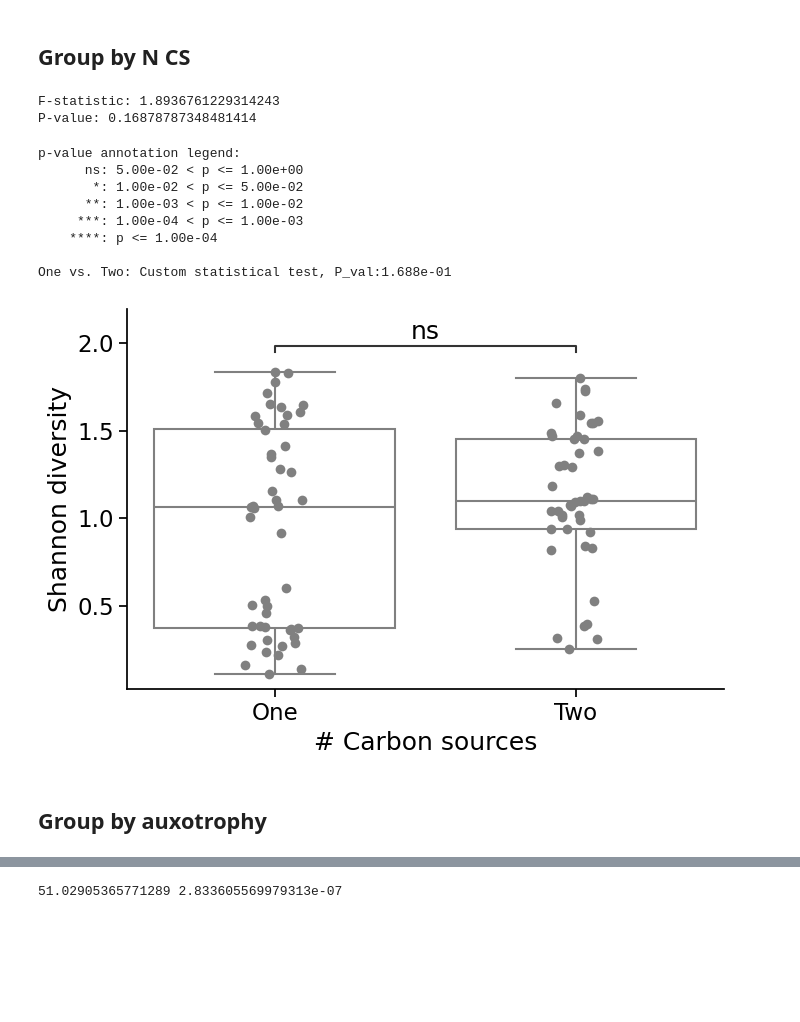
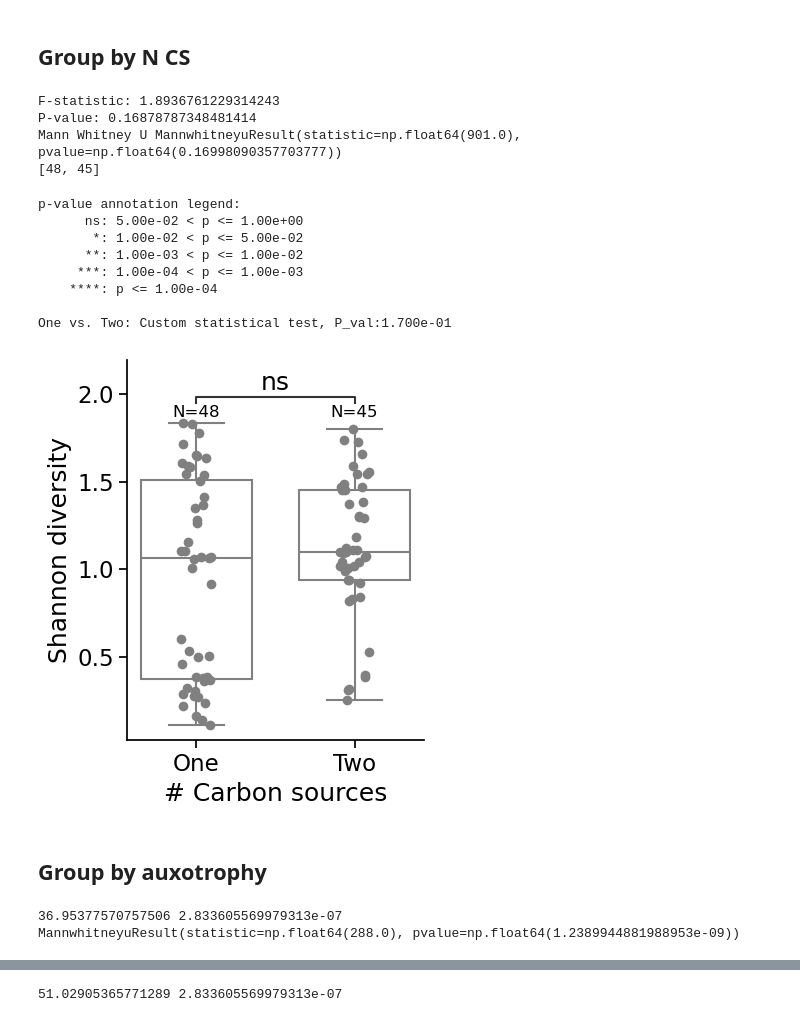
Before and after one commit to sulheim/coexistence, a Jupyter notebook: notebooks/2_assembly_1/2A_analyse_assembly_1.ipynb, the cells around one changed output, grey strips where cells are left out. Drawn from its saved outputs; the diff is of its cells as text; code cells hidden in the pictures; blank space fills up the shorter version.

```diff
--- a/notebooks/2_assembly_1/2A_analyse_assembly_1.ipynb
+++ b/notebooks/2_assembly_1/2A_analyse_assembly_1.ipynb
@@ -18,7 +18,7 @@ sns.set_context("notebook", font_scale=1.5)  # Adjust font_scale to increase fon
 repo_folder = Path("../..")
 
 gp_folder = repo_folder / 'data/1_growth_phenotyping'
-figure_folder = repo_folder / "Figures" / "1_growth_phenotyping"
+figure_folder = repo_folder / "Figures" / "2_community_assembly"
 
 data_folder = Path("../../data/2_first_community_assembly")
 file_to_open = data_folder / "cfus.csv"
@@ -52,7 +52,7 @@ cs_to_class = cs_class_df.set_index('Carbon source').to_dict()['Metabolite class
 def shannon(l):
     x_tot = np.sum(l)
     p = l/x_tot
-    return -np.sum([pi*np.log2(pi) for pi in p])
+    return -np.sum([pi*np.(pi) for pi in p])
 
 def simpson(l):
     x_tot = np.sum(l)
@@ -271,21 +272,30 @@ f_stat, p_value2 = kruskal(*groups)
 # Print the results
 print(f"F-statistic: {f_stat}")
 print(f"P-value: {p_value2}")
+
+
+# MAnn whitney
+f_stat, p_val_mwu = mannwhitneyu(*groups)
+print('Mann Whitney U', mannwhitneyu(*groups))
+print([len(g) for g in groups])
 # %% [output]
 F-statistic: 1.8936761229314243
 P-value: 0.16878787348481414
+Mann Whitney U MannwhitneyuResult(statistic=np.float64(901.0), pvalue=np.float64(0.16998090357703777))
+[48, 45]
 # %%
 ncs_name = {1: 'One', 2: 'Two'}
 shannon_df['# Carbon sources'] = shannon_df['N CS'].map(ncs_name)
 # %%
-fig, ax = plt.subplots(figsize=(7,5))
+fig, ax = plt.subplots(figsize=(4,5))
 sns.boxplot(shannon_df.loc[idx2], x = '# Carbon sources', y = 'Shannon index',
                 #  hue = 'CS class',
                 #  boxprops = {'facecolor':'none'},
                 color = 'w',
                  legend=False,
                  linecolor='grey',
-                    linewidth=1.5,
+                 linewidth=1.5,
+                 width = 0.7,
                  fliersize=0,
                  ax=ax)
 
@@ -298,37 +308,52 @@ sns.stripplot(shannon_df.loc[idx2], x = '# Carbon sources', y = 'Shannon index',
               size=7,
               # hue = '# Carbon sources'
               color = 'grey'
               )#, color=".3")
 # sns.move_legend(ax, loc = 1, bbox_to_anchor = (0.9,0.6,0.4,0.4))
 sns.despine()
 ax.set(ylabel='')
 
 
 pairs = [['One','Two']]
 # # pairs = [(i[1]["index"], i[1]["variable"]) for i in molten_df.iterrows()]
-p_values = [p_value2]
+p_values = [p_val_mwu]
 
 annotator = Annotator(
     ax, pairs, data=shannon_df.loc[idx2], x='# Carbon sources', y="y", order=['One', 'Two'], #orient="h"
 )
 annotator.configure(text_format="star", loc="inside",
     # hide_non_significant=True
     )
 annotator.set_pvalues_and_annotate(p_values)
 
+
+for i, (lbl,g) in enumerate(shannon_df.loc[idx2].groupby('# Carbon sources')):
+    if lbl == 'One':
+        x = 0
+    else:
+        x = 1
+    ax.text(
+        i,
+        1.85,
+        f'N={len(g)}',
+        ha='center',
+        va='bottom',
+        fontsize=12
+    )
+
 plt.tight_layout()
 ax.set_ylabel('Shannon diversity')
-plt.savefig("../../Figures/assembly_1_n_cs_boxplot_kruskal-wallis-posthoc.pdf")
-plt.savefig("../../Figures/assembly_1_n_cs_boxplot_kruskal-wallis-posthoc.png", dpi=300, bbox_inches='tight')
+plt.savefig(figure_folder / "assembly_1_n_cs_boxplot_kruskal-wallis-posthoc.pdf",  bbox_inches='tight')
+plt.savefig(figure_folder / "assembly_1_n_cs_boxplot_kruskal-wallis-posthoc.png", dpi=300, bbox_inches='tight')
 # %% [output]
 p-value annotation legend:
       ns: 5.00e-02 < p <= 1.00e+00
        *: 1.00e-02 < p <= 5.00e-02
       **: 1.00e-03 < p <= 1.00e-02
      ***: 1.00e-04 < p <= 1.00e-03
     ****: p <= 1.00e-04
 
-One vs. Two: Custom statistical test, P_val:1.688e-01
+One vs. Two: Custom statistical test, P_val:1.700e-01
-[figure, old version]
+[figure, new version]
 # %% [markdown]
 ## Group by auxotrophy
@@ -334,0 +364,13 @@ One vs. Two: Custom statistical test, P_val:1.688e-01
+# %%
+
+groups = [group['Shannon index'].values for name, group in shannon_df.loc[idx2].groupby(['Abundant auxotroph'])]
+
+# Perform one-way ANOVA
+f_stat, p_value3 = kruskal(*groups)
+print(f_stat, p_value)
+
+fstat_wu2, p_val_mwu_2 = mannwhitneyu(*groups)
+print(mannwhitneyu(*groups))
+# %% [output]
+36.95377570757506 2.833605569979313e-07
+MannwhitneyuResult(statistic=np.float64(288.0), pvalue=np.float64(1.2389944881988953e-09))
```
Also changed, not shown: parts of 11 cells of this notebook, 9 other files.
